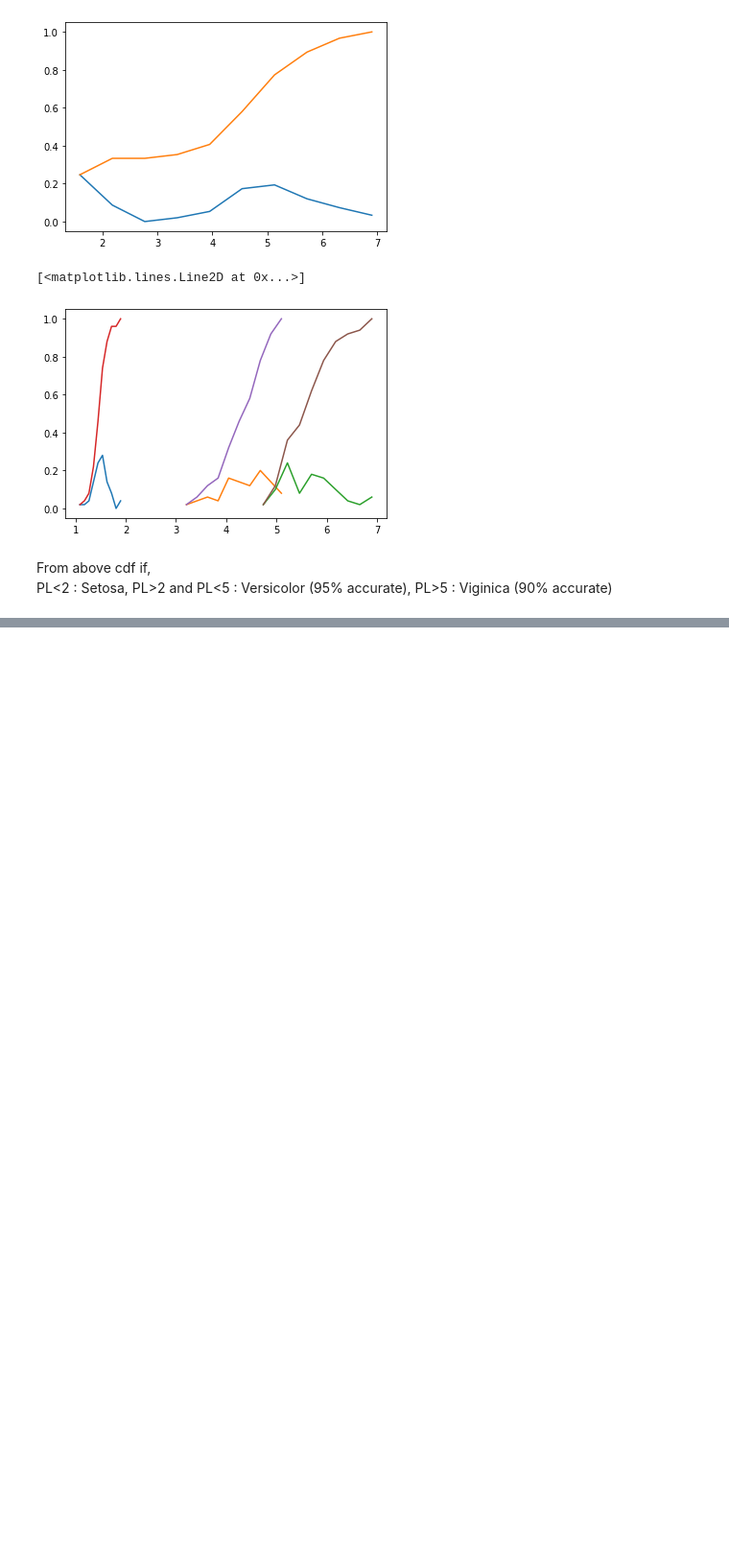
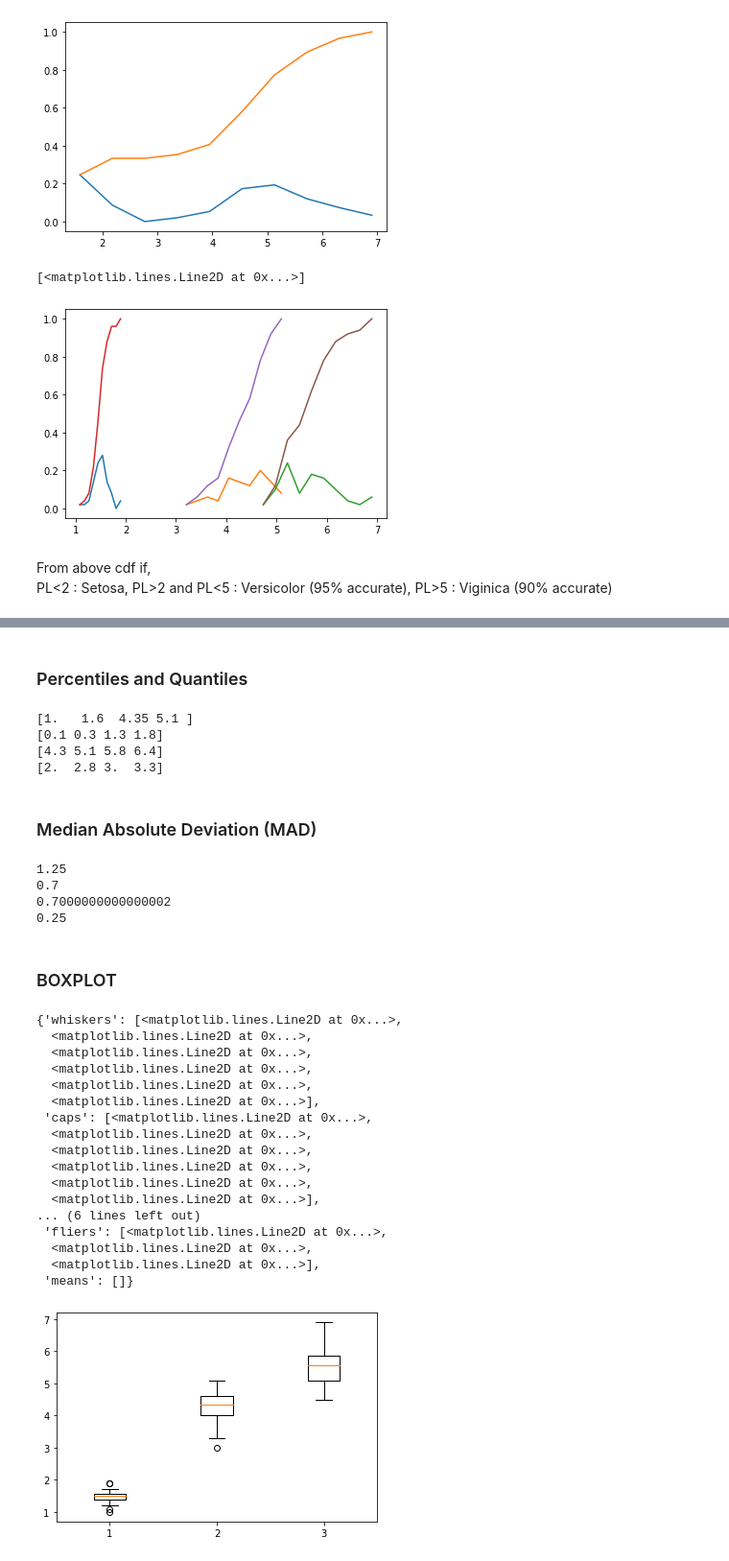
Before and after one commit to vijananish/exploratory-data-analysis, a Jupyter notebook: iris-dataset/iris-dataset.ipynb, the cells around one changed output, grey strips where cells are left out. Shown: that part at 96% size. Saved outputs shown, nothing was run; the diff lists cells and outputs as text; code cells hidden in the pictures; blank space fills up the shorter version.

Commit message:
boxplot and voilin plot eda

```diff
--- a/iris-dataset/iris-dataset.ipynb
+++ b/iris-dataset/iris-dataset.ipynb
@@ -147,0 +207,47 @@ PL>5 : Viginica (90% accurate)
+# %% [markdown]
+### Percentiles and Quantiles
+# %%
+print(np.percentile(iris_dataset["petal_length"], np.arange(0, 100, 25)))
+print(np.percentile(iris_dataset["petal_width"], np.arange(0, 100, 25)))
+print(np.percentile(iris_dataset["sepal_length"], np.arange(0, 100, 25)))
+print(np.percentile(iris_dataset["sepal_width"], np.arange(0, 100, 25)))
+# %% [output]
+[1.   1.6  4.35 5.1 ]
+[0.1 0.3 1.3 1.8]
+[4.3 5.1 5.8 6.4]
+[2.  2.8 3.  3.3]
+# %% [markdown]
+### Median Absolute Deviation (MAD)
+# %%
+print(stats.median_abs_deviation(iris_dataset["petal_length"]))
+print(stats.median_abs_deviation(iris_dataset["petal_width"]))
+print(stats.median_abs_deviation(iris_dataset["sepal_length"]))
+print(stats.median_abs_deviation(iris_dataset["sepal_width"]))
+# %% [output]
+1.25
+0.7
+0.7000000000000002
+0.25
+# %% [markdown]
+### BOXPLOT
+# %%
+plt.boxplot([iris_setosa["petal_length"], iris_versicolor["petal_length"], iris_virginica["petal_length"]])
+# %% [output]
+{'whiskers': [<matplotlib.lines.Line2D at 0x...>,
+  <matplotlib.lines.Line2D at 0x...>,
+  <matplotlib.lines.Line2D at 0x...>,
+  <matplotlib.lines.Line2D at 0x...>,
+  <matplotlib.lines.Line2D at 0x...>,
+  <matplotlib.lines.Line2D at 0x...>],
+ 'caps': [<matplotlib.lines.Line2D at 0x...>,
+  <matplotlib.lines.Line2D at 0x...>,
+  <matplotlib.lines.Line2D at 0x...>,
+  <matplotlib.lines.Line2D at 0x...>,
+  <matplotlib.lines.Line2D at 0x...>,
+  <matplotlib.lines.Line2D at 0x...>],
+... (6 lines left out)
+ 'fliers': [<matplotlib.lines.Line2D at 0x...>,
+  <matplotlib.lines.Line2D at 0x...>,
+  <matplotlib.lines.Line2D at 0x...>],
+ 'means': []}
+[figure, added]
```
Also changed, not shown: parts of 9 cells of this notebook, 1 other file.
